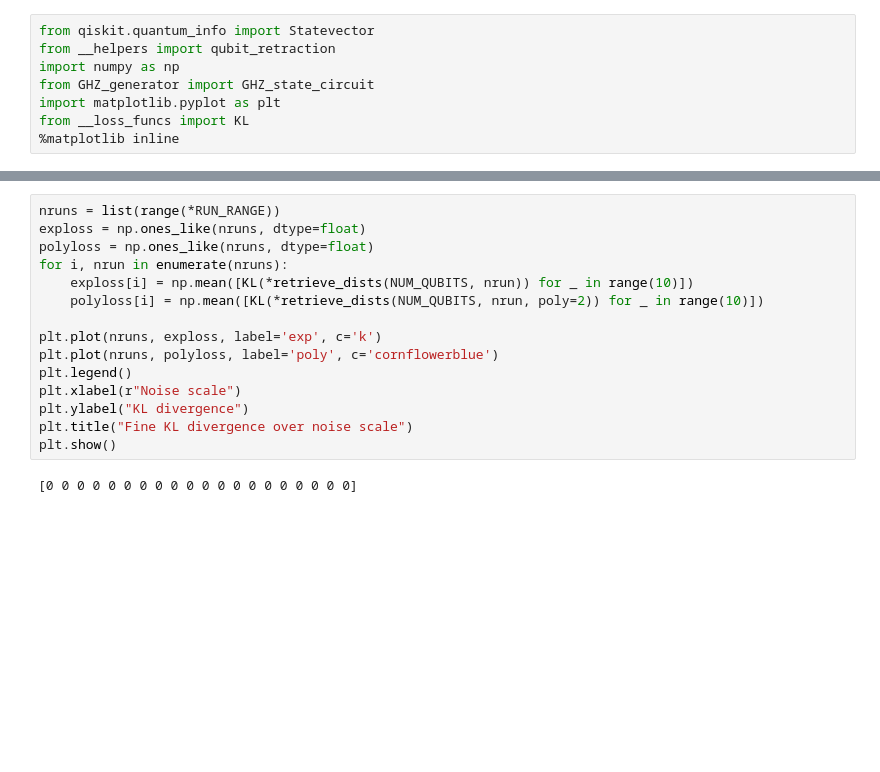
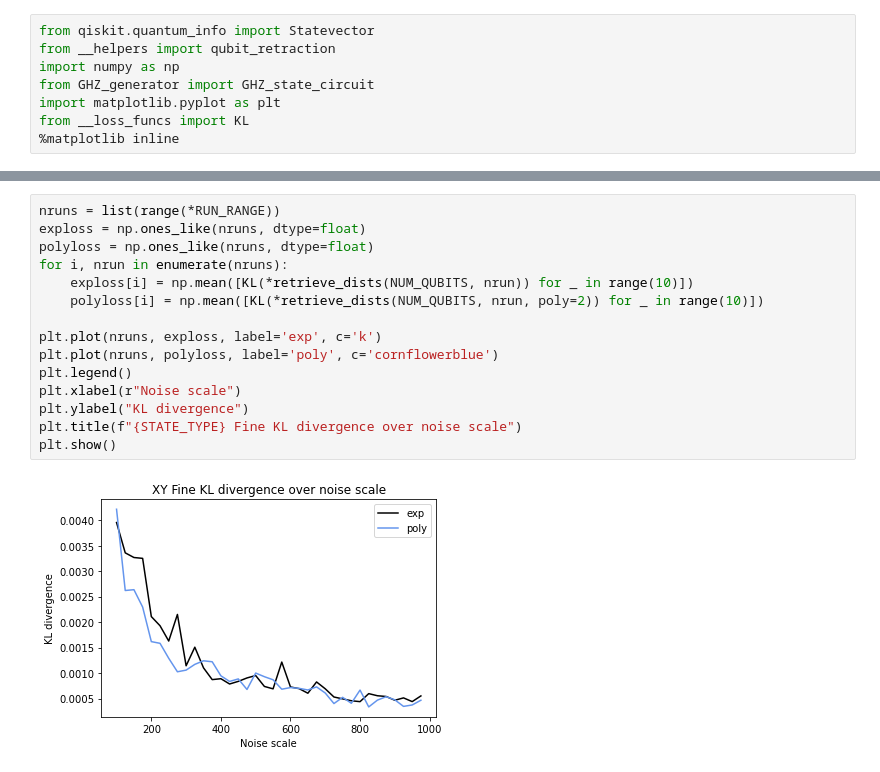
Before and after one commit to jz-lu/symmetry-learning, a Jupyter notebook: Estimation.ipynb, the cells around one changed output, grey strips where cells are left out. Drawn from its saved outputs; the diff is of its cells as text; blank space fills up the shorter version.

```diff
--- a/Estimation.ipynb
+++ b/Estimation.ipynb
@@ -47,17 +69,17 @@ plt.show()
 # %%
 nruns = list(range(*RUN_RANGE))
 exploss = np.ones_like(nruns, dtype=float)
 polyloss = np.ones_like(nruns, dtype=float)
 for i, nrun in enumerate(nruns):
     exploss[i] = np.mean([KL(*retrieve_dists(NUM_QUBITS, nrun)) for _ in range(10)])
     polyloss[i] = np.mean([KL(*retrieve_dists(NUM_QUBITS, nrun, poly=2)) for _ in range(10)])
 
 plt.plot(nruns, exploss, label='exp', c='k')
 plt.plot(nruns, polyloss, label='poly', c='cornflowerblue')
 plt.legend()
 plt.xlabel(r"Noise scale")
 plt.ylabel("KL divergence")
-plt.title("Fine KL divergence over noise scale")
+plt.title(f"{STATE_TYPE} Fine KL divergence over noise scale")
 plt.show()
 # %% [output]
-[0 0 0 0 0 0 0 0 0 0 0 0 0 0 0 0 0 0 0 0]
+[figure, added]
```
Also changed, not shown: parts of 4 cells of this notebook, 6 other files.
